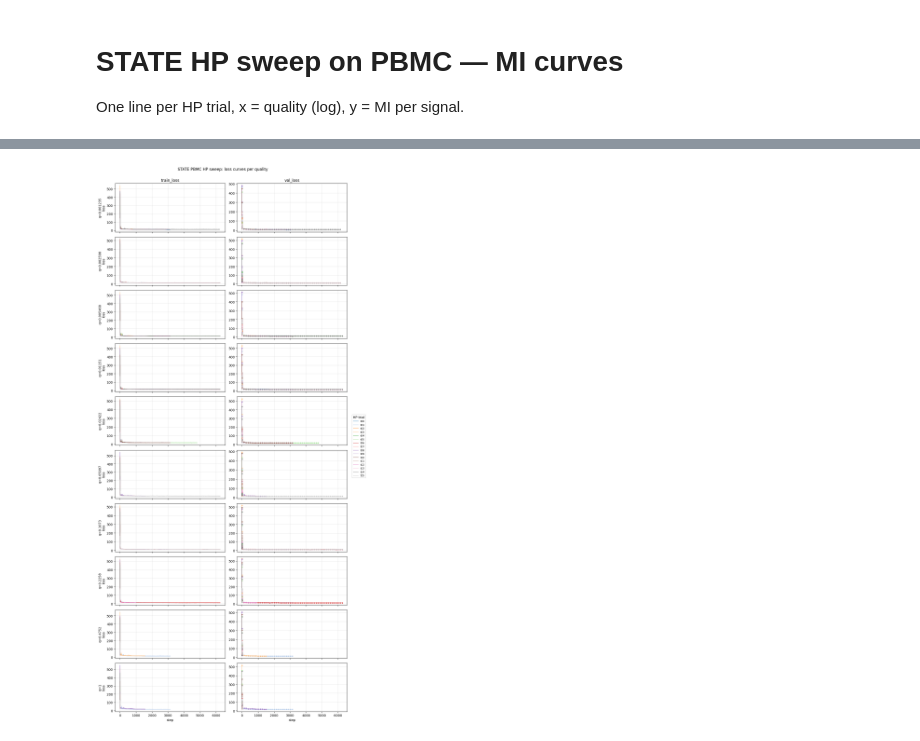
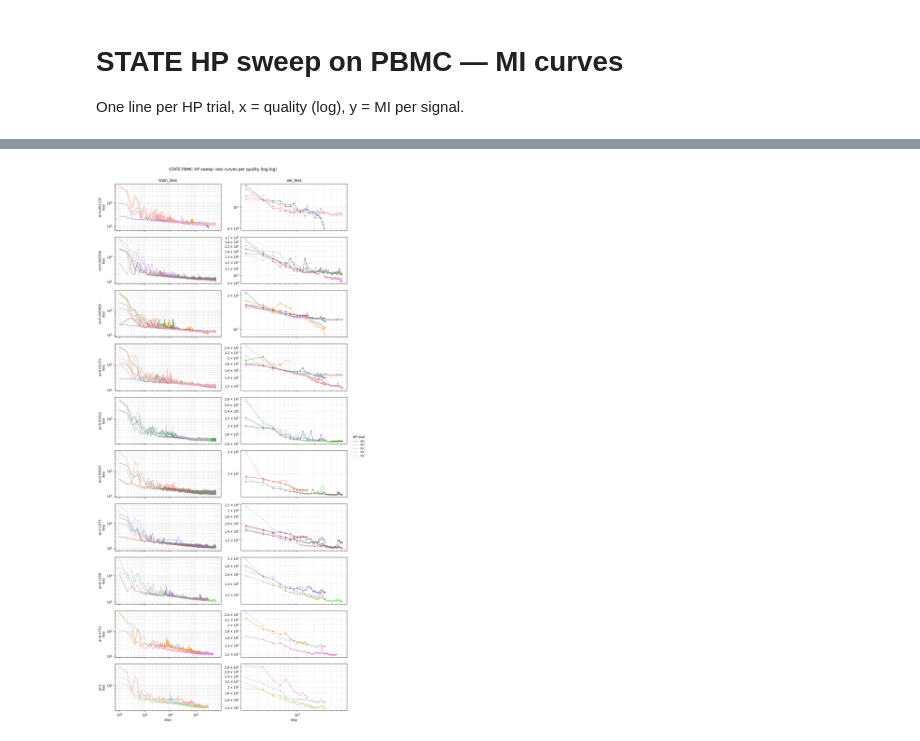
Before and after one commit to igor-sadalski/Scaling-up-measurement-noise-scaling-laws, a Jupyter notebook: analysis/2026-04-16_14-43_plotting_state_hparam_sweep_pbmc.ipynb, the cells around one changed output, grey strips where cells are left out. Saved outputs shown, nothing was run; the diff lists cells and outputs as text; code cells hidden in the pictures.

```diff
--- a/analysis/2026-04-16_14-43_plotting_state_hparam_sweep_pbmc.ipynb
+++ b/analysis/2026-04-16_14-43_plotting_state_hparam_sweep_pbmc.ipynb
@@ -172,7 +142,7 @@ else:
 # %%
 # Original-work baselines: load MI for the per-algorithm runs that live alongside the HP sweep.
-# Layout:  data/PBMC/<size>/<quality>/results/<algo>/model/MI/<seed>/Y_<signal>_<quality>/lmi_mutual_information.txt
-# We pull size=100000, seed=42 across all qualities for every algorithm that has data for the same signal.
+# Layout:  data/PBMC/<size>/<quality>/results/<algo>/model/MI/<seed>/Y_<signal>_<quality>[_<algo_tag>]/lmi_mutual_information.txt
+# Geneformer tags its signal dirs with a `_geneformer` suffix, which the previous regex rejected.
 import re
 from pathlib import Path
 
@@ -182,6 +152,9 @@ ORIG_ROOT = Path('/home/igor/noise_scaling/data/PBMC')
 ORIG_SIZE = 100000
 ORIG_SEED = 42
 ORIG_SIGNAL = 'protein_counts'  # match mi_col in the HP-sweep plot above
+
+# Y_<signal>_<quality>[_<algo_tag>]  — allow an optional trailing alpha suffix (e.g. "_geneformer").
+SIG_RE = re.compile(r'Y_(.+?)_[0-9][0-9_.]*(?:_[A-Za-z]+)?$')
 
 orig_rows = []
 size_dir = ORIG_ROOT / str(ORIG_SIZE)
@@ -203,7 +176,7 @@ for q_dir in sorted(p for p in size_dir.iterdir() if p.is_dir()):
         for sig_dir in mi_root.iterdir():
             if not sig_dir.is_dir():
                 continue
-            m = re.match(r'Y_(.+)_[0-9][0-9_.]*$', sig_dir.name)
+            m = SIG_RE.match(sig_dir.name)
             signal = m.group(1) if m else sig_dir.name
             if signal != ORIG_SIGNAL:
                 continue
@@ -330,6 +321,7 @@ else:
 # %%
-# Train / validation loss curves: 2 columns (train, val), 1 row per quality.
+# Train / validation loss curves on log-log axes: 2 columns (train, val), 1 row per quality.
 # Each subplot overlays one line per HP trial (using the curves stashed in CURVES).
+# Step=0 rows are dropped since they can't render on a log x-axis.
 import matplotlib.pyplot as plt
 import numpy as np
 
@@ -341,40 +333,46 @@ trial_color = {tid: cmap(i % cmap.N) for i, tid in enumerate(trial_ids)}
 n_rows = len(qualities)
 fig, axes = plt.subplots(n_rows, 2, figsize=(11, 2.4 * n_rows),
                          sharex='col', squeeze=False)
 
 for r, q in enumerate(qualities):
     ax_tr, ax_va = axes[r, 0], axes[r, 1]
     for tid in trial_ids:
         # CURVES is keyed (trial_id, size, quality); pick whichever size(s) exist for this trial+quality.
         keys = [k for k in CURVES if k[0] == tid and np.isclose(k[2], q)]
         for key in keys:
             curves = CURVES[key]
             tr, va = curves['train'], curves['val']
             color = trial_color[tid]
             if tr is not None and len(tr):
-                ax_tr.plot(tr['step'].values, tr['train_loss'].values,
-                           color=color, linewidth=1.0, alpha=0.85,
-                           label=f't{tid:02d}' if r == 0 else None)
+                tr_pos = tr[tr['step'] > 0]
+                if len(tr_pos):
+                    ax_tr.plot(tr_pos['step'].values, tr_pos['train_loss'].values,
+                               color=color, linewidth=1.0, alpha=0.85,
+                               label=f't{tid:02d}' if r == 0 else None)
             if va is not None and len(va):
-                ax_va.plot(va['step'].values, va['val_loss'].values,
-                           color=color, linewidth=1.0, alpha=0.85, marker='o', markersize=3,
-                           label=f't{tid:02d}' if r == 0 else None)
+                va_pos = va[va['step'] > 0]
+                if len(va_pos):
+                    ax_va.plot(va_pos['step'].values, va_pos['val_loss'].values,
+                               color=color, linewidth=1.0, alpha=0.85, marker='o', markersize=3,
+                               label=f't{tid:02d}' if r == 0 else None)
+    ax_tr.set_xscale('log'); ax_tr.set_yscale('log')
+    ax_va.set_xscale('log'); ax_va.set_yscale('log')
     ax_tr.set_ylabel(f'q={q:.4g}\nloss')
-    ax_tr.grid(alpha=0.3)
-    ax_va.grid(alpha=0.3)
+    ax_tr.grid(alpha=0.3, which='both')
+    ax_va.grid(alpha=0.3, which='both')
 
 axes[0, 0].set_title('train_loss')
 axes[0, 1].set_title('val_loss')
 axes[-1, 0].set_xlabel('step')
 axes[-1, 1].set_xlabel('step')
 
 # Single legend for the whole figure (HP trials).
 handles, labels = axes[0, 0].get_legend_handles_labels()
 if handles:
     fig.legend(handles, labels, loc='center left', bbox_to_anchor=(1.0, 0.5),
                fontsize=8, title='HP trial')
-fig.suptitle('STATE PBMC HP sweep: loss curves per quality', y=1.0)
+fig.suptitle('STATE PBMC HP sweep: loss curves per quality (log-log)', y=1.0)
 plt.tight_layout()
 plt.show()
 # %% [output]
-[figure, old version]
+[figure, new version]
```
Also changed, not shown: parts of 5 cells of this notebook, 6 other files.
